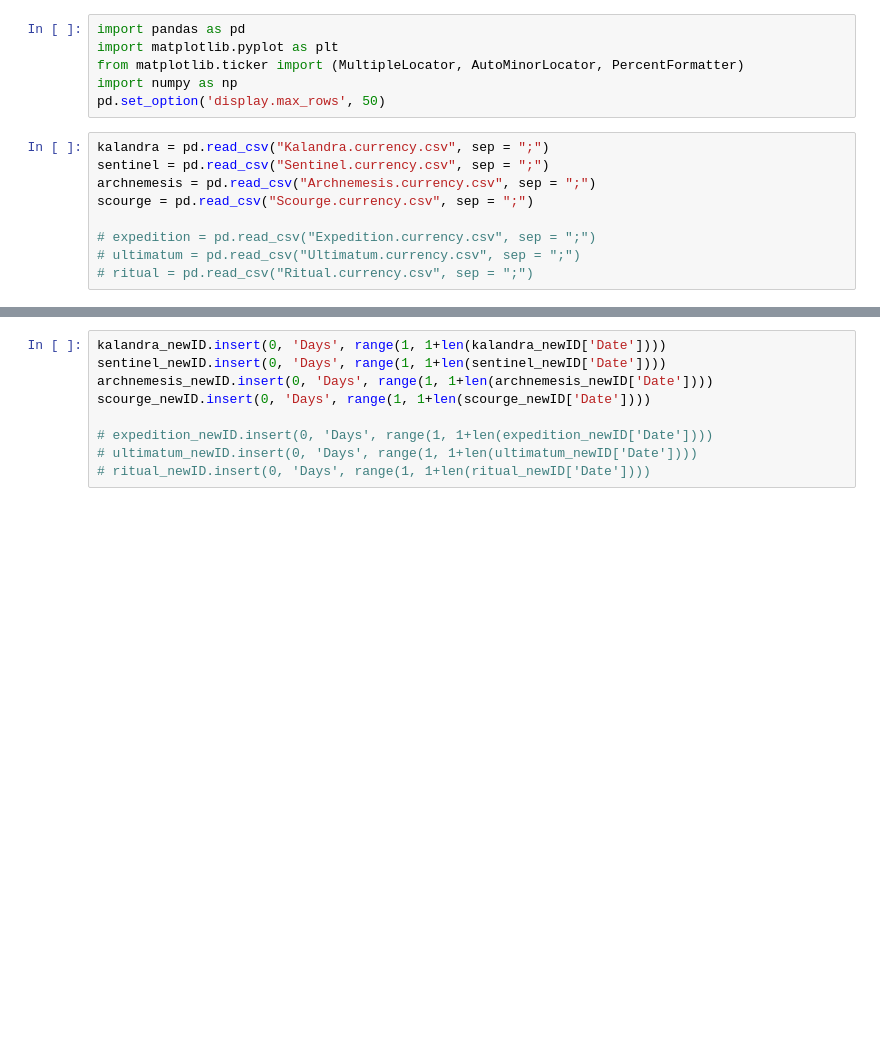
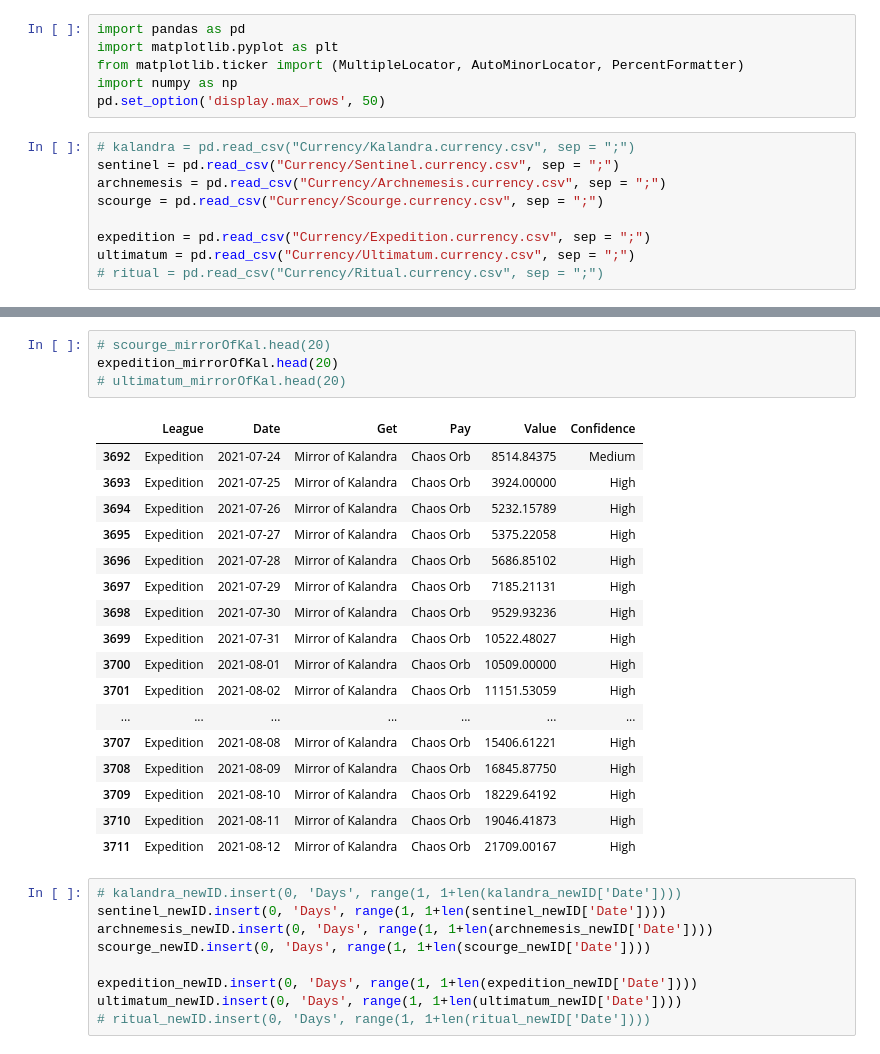
Before and after one commit to 0olol/POE-Market-Price-Analysis, a Jupyter notebook: mirror.ipynb, the cells around one changed output, grey strips where cells are left out. Saved outputs shown, nothing was run; the diff lists cells and outputs as text; blank space fills up the shorter version.

```diff
--- a/mirror.ipynb
+++ b/mirror.ipynb
@@ -5,12 +5,12 @@ from matplotlib.ticker import (MultipleLocator, AutoMinorLocator, PercentFormatt
 import numpy as np
 pd.set_option('display.max_rows', 50)
 # %%
-kalandra = pd.read_csv("Kalandra.currency.csv", sep = ";")
-sentinel = pd.read_csv("Sentinel.currency.csv", sep = ";")
-archnemesis = pd.read_csv("Archnemesis.currency.csv", sep = ";")
-scourge = pd.read_csv("Scourge.currency.csv", sep = ";")
+# kalandra = pd.read_csv("Currency/Kalandra.currency.csv", sep = ";")
+sentinel = pd.read_csv("Currency/Sentinel.currency.csv", sep = ";")
+archnemesis = pd.read_csv("Currency/Archnemesis.currency.csv", sep = ";")
+scourge = pd.read_csv("Currency/Scourge.currency.csv", sep = ";")
 
-# expedition = pd.read_csv("Expedition.currency.csv", sep = ";")
-# ultimatum = pd.read_csv("Ultimatum.currency.csv", sep = ";")
-# ritual = pd.read_csv("Ritual.currency.csv", sep = ";")
+expedition = pd.read_csv("Currency/Expedition.currency.csv", sep = ";")
+ultimatum = pd.read_csv("Currency/Ultimatum.currency.csv", sep = ";")
+# ritual = pd.read_csv("Currency/Ritual.currency.csv", sep = ";")
 # %%
@@ -92,11 +38,33 @@ kalandra_mirrorOfKal.head(20)
+# %%
+# scourge_mirrorOfKal.head(20)
+expedition_mirrorOfKal.head(20)
+# ultimatum_mirrorOfKal.head(20)
+# %% [output]
+|  | League | Date | Get | Pay | Value | Confidence |
+| 3692 | Expedition | 2021-07-24 | Mirror of Kalandra | Chaos Orb | 8514.84375 | Medium |
+| 3693 | Expedition | 2021-07-25 | Mirror of Kalandra | Chaos Orb | 3924.00000 | High |
+| 3694 | Expedition | 2021-07-26 | Mirror of Kalandra | Chaos Orb | 5232.15789 | High |
+| 3695 | Expedition | 2021-07-27 | Mirror of Kalandra | Chaos Orb | 5375.22058 | High |
+| 3696 | Expedition | 2021-07-28 | Mirror of Kalandra | Chaos Orb | 5686.85102 | High |
+| 3697 | Expedition | 2021-07-29 | Mirror of Kalandra | Chaos Orb | 7185.21131 | High |
+| 3698 | Expedition | 2021-07-30 | Mirror of Kalandra | Chaos Orb | 9529.93236 | High |
+| 3699 | Expedition | 2021-07-31 | Mirror of Kalandra | Chaos Orb | 10522.48027 | High |
+| 3700 | Expedition | 2021-08-01 | Mirror of Kalandra | Chaos Orb | 10509.00000 | High |
+| 3701 | Expedition | 2021-08-02 | Mirror of Kalandra | Chaos Orb | 11151.53059 | High |
+| ... | ... | ... | ... | ... | ... | ... |
+| 3707 | Expedition | 2021-08-08 | Mirror of Kalandra | Chaos Orb | 15406.61221 | High |
+| 3708 | Expedition | 2021-08-09 | Mirror of Kalandra | Chaos Orb | 16845.87750 | High |
+| 3709 | Expedition | 2021-08-10 | Mirror of Kalandra | Chaos Orb | 18229.64192 | High |
+| 3710 | Expedition | 2021-08-11 | Mirror of Kalandra | Chaos Orb | 19046.41873 | High |
+| 3711 | Expedition | 2021-08-12 | Mirror of Kalandra | Chaos Orb | 21709.00167 | High |
 # %%
-kalandra_newID.insert(0, 'Days', range(1, 1+len(kalandra_newID['Date'])))
+# kalandra_newID.insert(0, 'Days', range(1, 1+len(kalandra_newID['Date'])))
 sentinel_newID.insert(0, 'Days', range(1, 1+len(sentinel_newID['Date'])))
 archnemesis_newID.insert(0, 'Days', range(1, 1+len(archnemesis_newID['Date'])))
 scourge_newID.insert(0, 'Days', range(1, 1+len(scourge_newID['Date'])))
 
-# expedition_newID.insert(0, 'Days', range(1, 1+len(expedition_newID['Date'])))
-# ultimatum_newID.insert(0, 'Days', range(1, 1+len(ultimatum_newID['Date'])))
+expedition_newID.insert(0, 'Days', range(1, 1+len(expedition_newID['Date'])))
+ultimatum_newID.insert(0, 'Days', range(1, 1+len(ultimatum_newID['Date'])))
 # ritual_newID.insert(0, 'Days', range(1, 1+len(ritual_newID['Date'])))
 # %%
 fig, ax = plt.subplots(figsize=(20,10))
```
Also changed, not shown: parts of 8 cells of this notebook, 13 other files.
